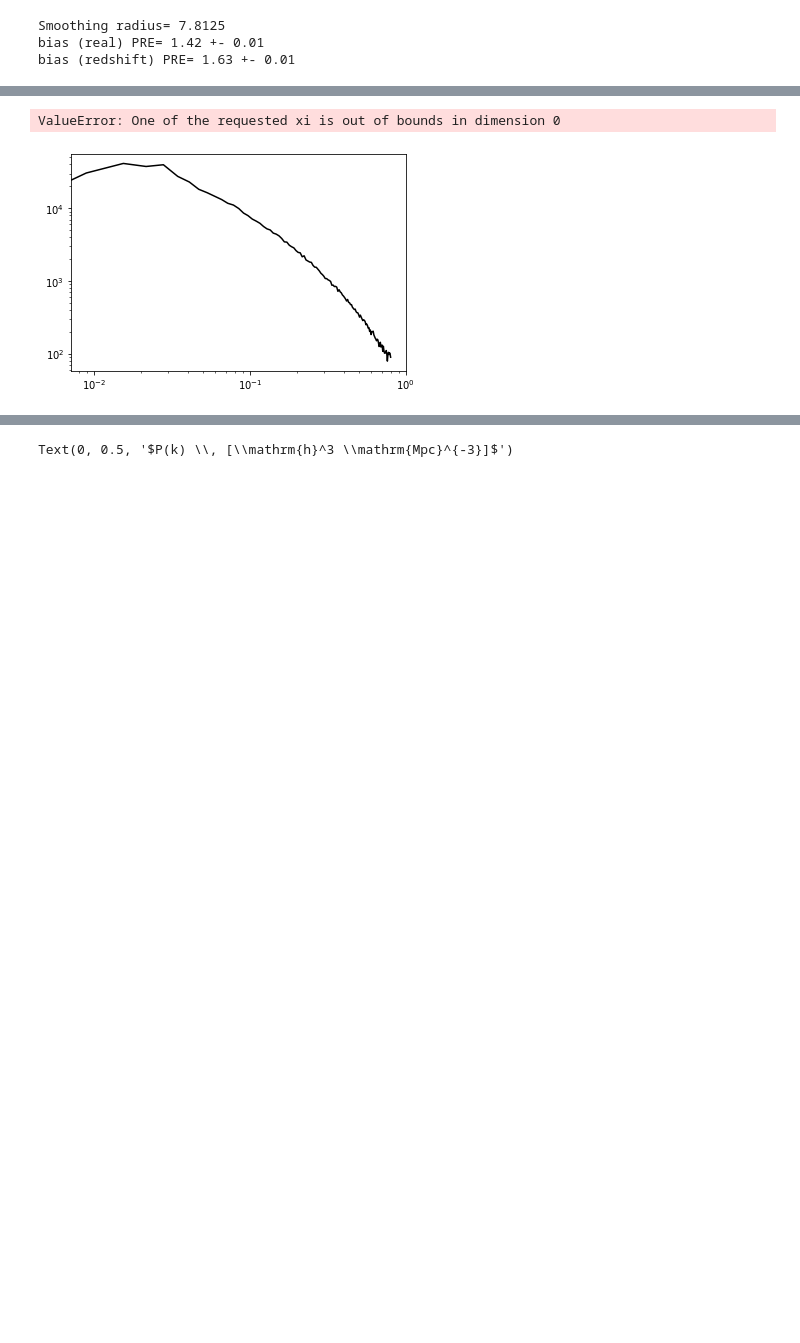
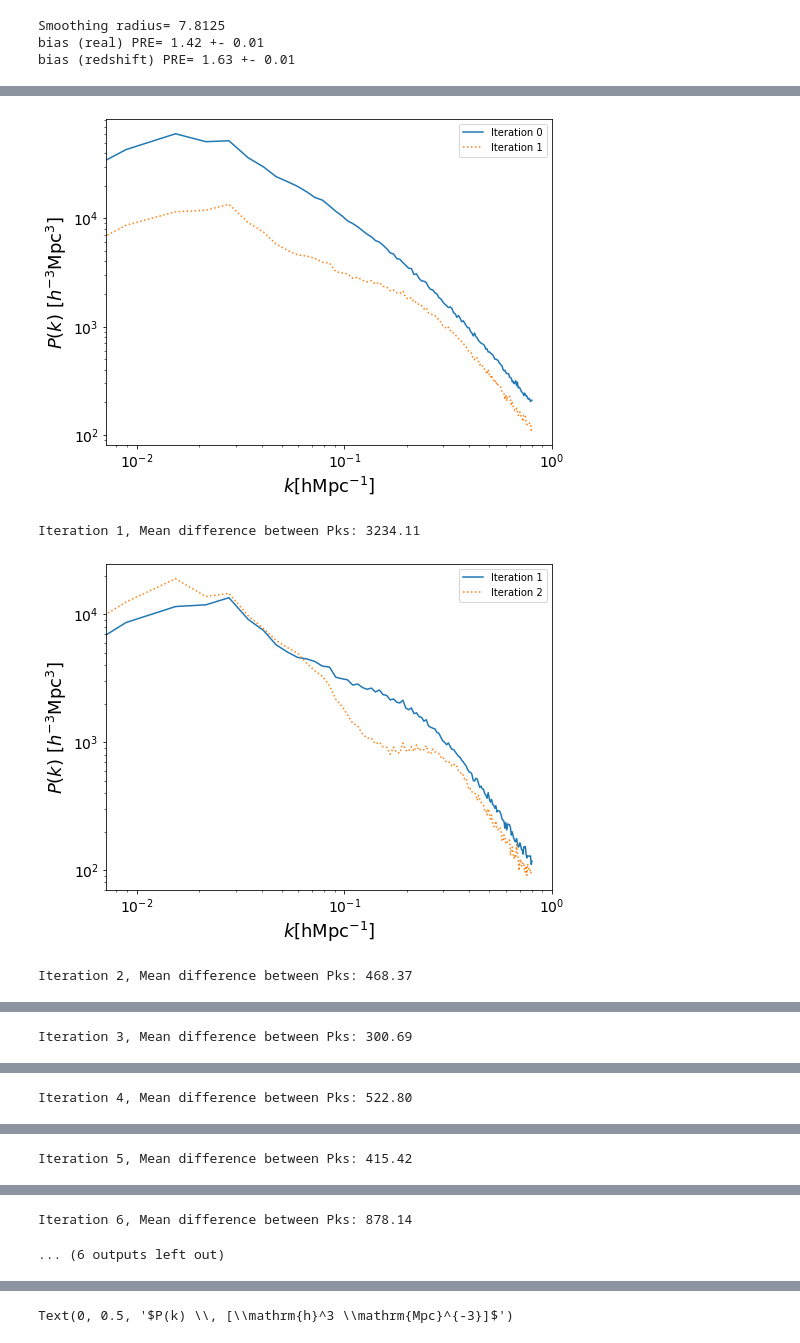
Before and after one commit to pablocoque/nbody_tfm_routines, a Jupyter notebook: mymocks/reconstruction_iter.ipynb, the cells around one changed output, grey strips where cells are left out. Saved outputs shown, nothing was run; the diff lists cells and outputs as text; code cells hidden in the pictures; blank space fills up the shorter version.

```diff
--- a/mymocks/reconstruction_iter.ipynb
+++ b/mymocks/reconstruction_iter.ipynb
@@ -239,6 +89,8 @@ Expected bias brec(zobs) = 1.01
 # %%
 # From redshift position
-reconstructedQ, reconstructedQS = iteration(3, Length, Nc, zobs, zinit, galaxy, np.array([Length/2, Length/2, Length/2]), k, Pkg)#, delta_dm)
+iterative_reconstruction(9, Length, Nc, zobs, zinit, galaxy, matter, np.array([Length/2, Length/2, Length/2]))
 # %% [output]
+[figure, new version]
-ValueError: One of the requested xi is out of bounds in dimension 0
+Iteration 1, Mean difference between Pks: 3234.11
-[figure, old version]
+[figure, added]
+Iteration 2, Mean difference between Pks: 468.37
@@ -244,0 +98 @@ ValueError: One of the requested xi is out of bounds in dimension 0
+Iteration 3, Mean difference between Pks: 300.69
@@ -244,0 +100 @@ ValueError: One of the requested xi is out of bounds in dimension 0
+Iteration 4, Mean difference between Pks: 522.80
@@ -244,0 +102 @@ ValueError: One of the requested xi is out of bounds in dimension 0
+Iteration 5, Mean difference between Pks: 415.42
@@ -245,2 +104,4 @@ ValueError: One of the requested xi is out of bounds in dimension 0
+Iteration 6, Mean difference between Pks: 878.14
+... (6 outputs left out)
 # %%
 # Bias in real space
```
Also changed, not shown: parts of 9 cells of this notebook, 6 other files.
